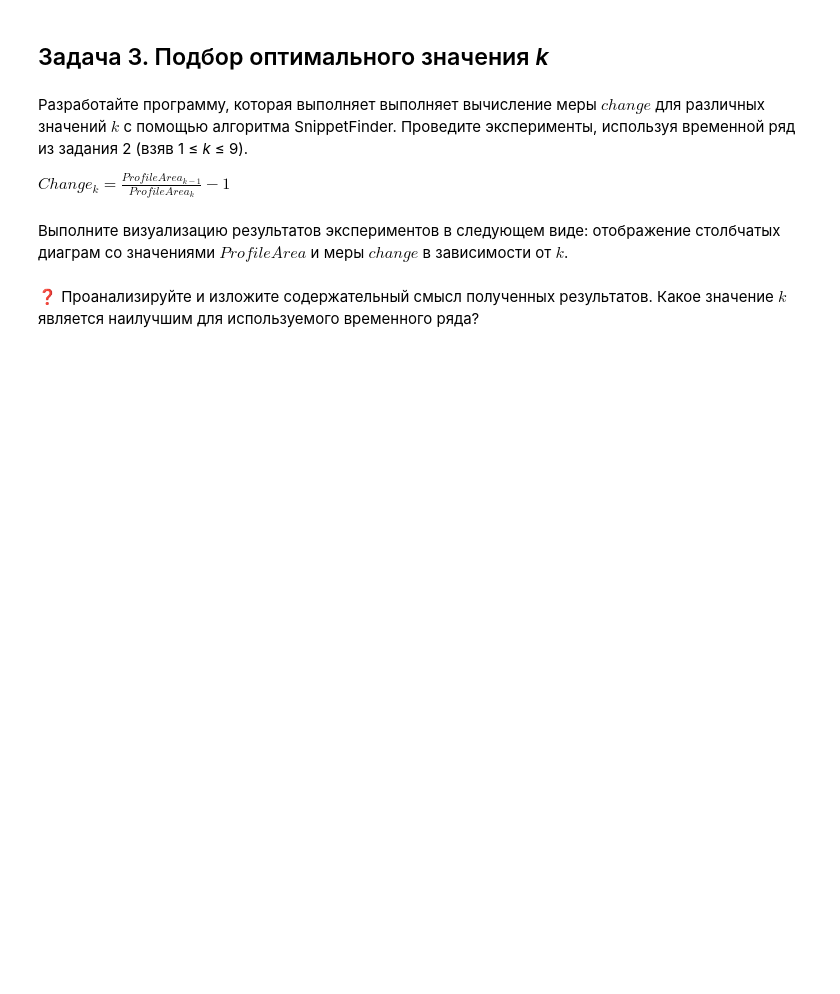
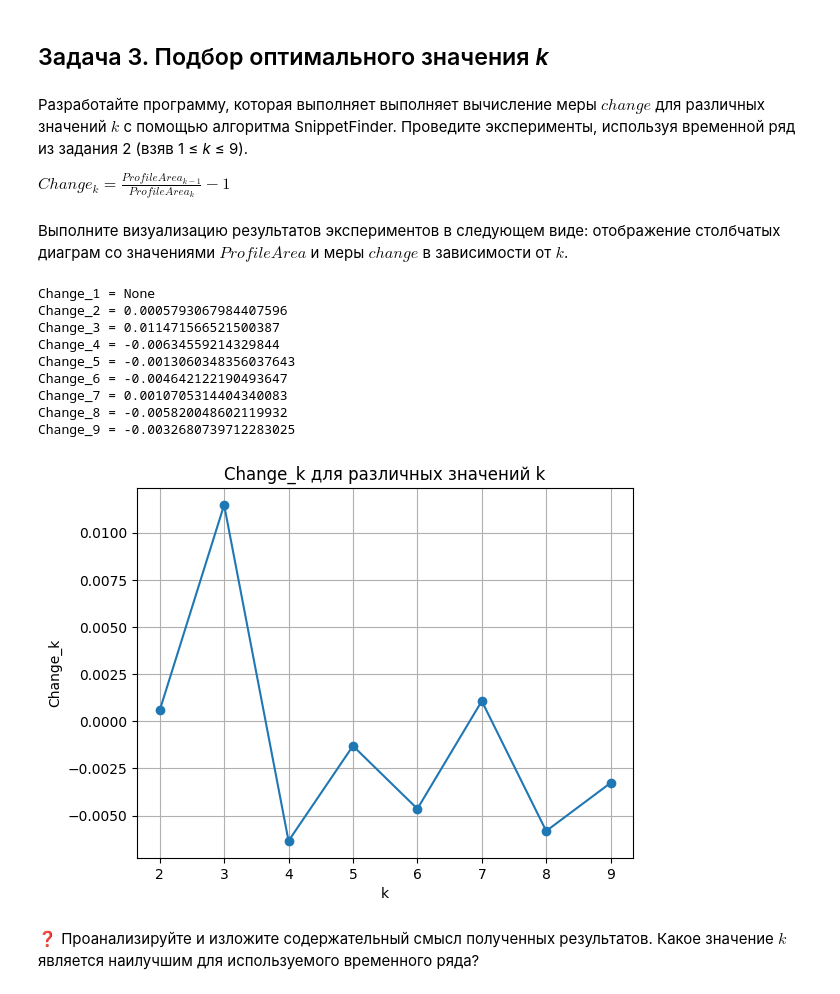
Before and after one commit to VladimirMylnikov/2024-Mylnikov-TimeSeriesCourse, a Jupyter notebook: practice/05 Snippets/05 Snippets.ipynb, the cells around one changed output. Drawn from its saved outputs; the diff is of its cells as text; code cells hidden in the pictures; blank space fills up the shorter version.

```diff
--- a/practice/05 Snippets/05 Snippets.ipynb
+++ b/practice/05 Snippets/05 Snippets.ipynb
@@ -125,2 +223,73 @@ $Change_k = \frac{ProfileArea_{k-1}}{ProfileArea_k} - 1$
+# %%
+import numpy as np
+import matplotlib.pyplot as plt
+
+# Предположим, что у нас есть функция SnippetFinder, которая возвращает сниппеты и их профили для заданного k
+def SnippetFinder(time_series, k):
+    # Эта функция должна быть реализована. Она возвращает профили для сниппетов.
+    # Например, возвращает список площадей профилей для каждого сниппета.
+    # Здесь приведен пример, как это может быть реализовано.
+    profiles = []
+    n = len(time_series)
+    for i in range(k):
+        profile = np.random.rand(n)  # Это заглушка, замените на реальную реализацию
+        profiles.append(profile)
+    return profiles
+
+# Функция для вычисления площади профиля
+def compute_profile_area(profile):
+    return np.sum(profile)
+
+# Функция для вычисления меры Change_k
+def compute_change(time_series, k_max):
+    changes = []
+    for k in range(1, k_max + 1):
+        profiles_k = SnippetFinder(time_series, k)
+        profile_areas_k = [compute_profile_area(profile) for profile in profiles_k]
+
+        if k > 1:
+            profiles_k_minus_1 = SnippetFinder(time_series, k - 1)
+            profile_areas_k_minus_1 = [compute_profile_area(profile) for profile in profiles_k_minus_1]
+
+            change_k = (np.mean(profile_areas_k_minus_1) / np.mean(profile_areas_k)) - 1
+            changes.append(change_k)
+        else:
+            changes.append(None)  # Для k=1 нет предыдущего значения k-1
+    return changes
+
+df = pd.read_csv('./datasets/PAMAP/PAMAP.txt', delimiter=' ', header=None).T
+
+
+# Предположим, что у нас есть временной ряд из задания 2
+filtered_df = df[(df.iloc[:, 0] > 850) & (df.iloc[:, 0] < 900)]
+
+ts = filtered_df.iloc[:, 10].to_numpy()
+
+# Вычисление меры Change_k для k от 1 до 9
+k_max = 9
+changes = compute_change(ts , k_max)
+
+# Вывод результатов
+for k in range(1, k_max + 1):
+    print(f"Change_{k} = {changes[k-1]}")
+
+# Визуализация результатов
+plt.plot(range(1, k_max + 1), changes, marker='o')
+plt.xlabel('k')
+plt.ylabel('Change_k')
+plt.title('Change_k для различных значений k')
+plt.grid(True)
+plt.show()
+# %% [output]
+Change_1 = None
+Change_2 = 0.0005793067984407596
+Change_3 = 0.011471566521500387
+Change_4 = -0.00634559214329844
+Change_5 = -0.0013060348356037643
+Change_6 = -0.004642122190493647
+Change_7 = 0.0010705314404340083
+Change_8 = -0.005820048602119932
+Change_9 = -0.0032680739712283025
+[figure, added]
 # %% [markdown]
 ❓ Проанализируйте и изложите содержательный смысл полученных результатов. Какое значение $k$ является наилучшим для используемого временного ряда?
```
Also changed, not shown: parts of 20 cells of this notebook, 1 other file.
